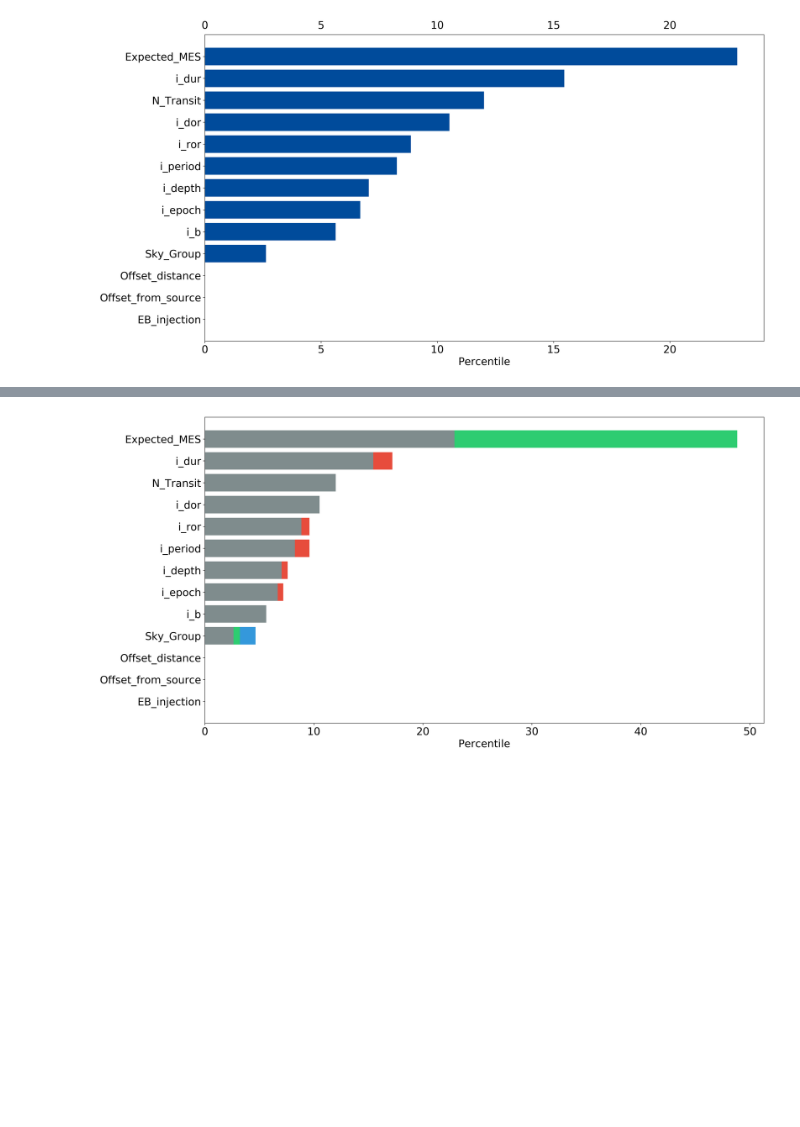
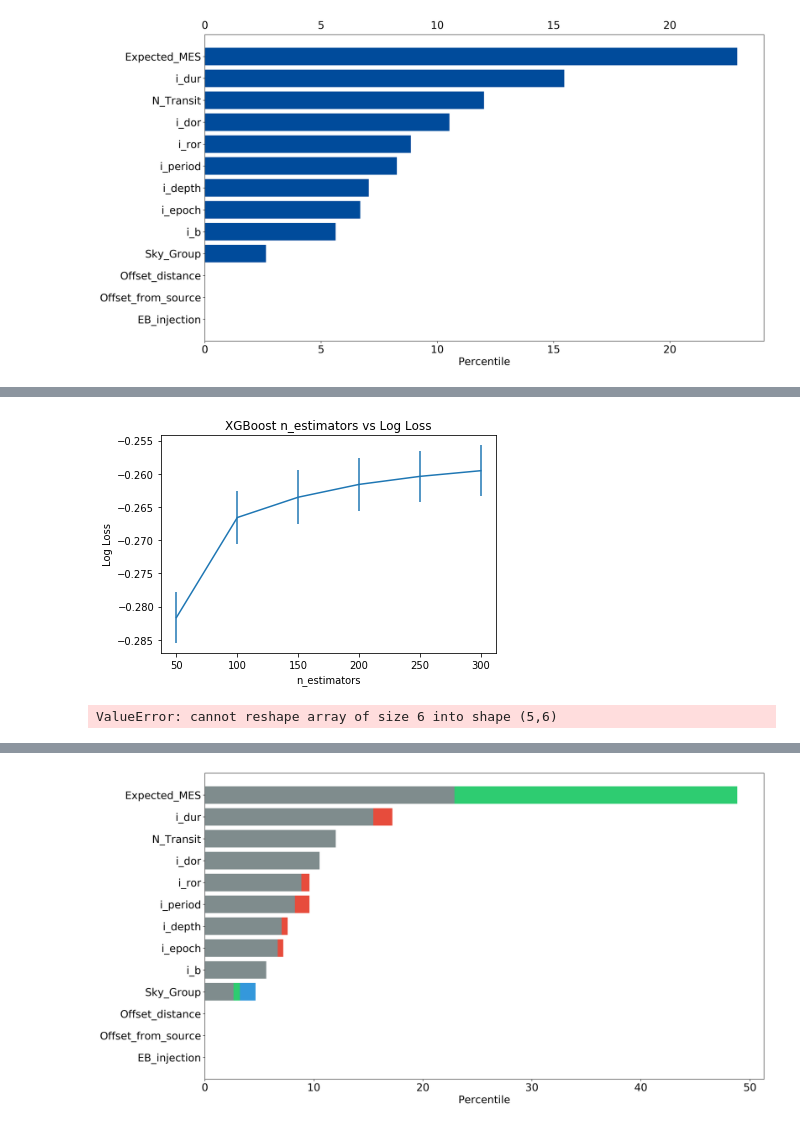
Before and after one commit to sngoel/kepler_planet_detection, a Jupyter notebook: feature_selection.ipynb, the cells around one changed output, grey strips where cells are left out. Drawn from its saved outputs; the diff is of its cells as text; code cells hidden in the pictures; blank space fills up the shorter version.

Commit message:
deep model testing

```diff
--- a/feature_selection.ipynb
+++ b/feature_selection.ipynb
@@ -260,3 +246,21 @@ plt.savefig('full_dataset - xgboost.jpg', dpi=1200, bbox_inches='tight')
 plt.show()
 # %% [output]
 [figure]
+# %%
+model = XGBClassifier()
+abc = AdaBoostClassifier()
+
+n_estimators = [50, 100, 150, 200, 250, 300]
+max_depth = [2, 4, 6, 8, 10]
+print(max_depth)
+
+param_grid = dict(n_estimators = n_estimators)
+print(param_grid)
+
+kfold = StratifiedKFold(n_splits = 10, shuffle = True, random_state = 7)
+print(kfold)
+
+grid_search = GridSearchCV(model, param_grid, scoring = "neg_log_loss", n_jobs = -1, cv = kfold, verbose = 10)
+print(grid_search)
+
+grid_result = grid_search.fit(X, Y)
@@ -262,0 +292,8 @@ plt.show()
+# %%
+# summarize results
+print("Best: %f using %s" % (grid_result.best_score_, grid_result.best_params_))
+means = grid_result.cv_results_['mean_test_score']
+stds = grid_result.cv_results_['std_test_score']
+params = grid_result.cv_results_['params']
+for mean, stdev, param in zip(means, stds, params):
+    print("%f (%f) with: %r" % (mean, stdev, param))
@@ -262,0 +308,23 @@ plt.show()
+# %%
+plt.figure(figsize = (19.20, 10.80), dpi = 300)
+plt.tight_layout()
+
+plt.errorbar(n_estimators, means, yerr=stds)
+plt.title("XGBoost n_estimators vs Log Loss")
+plt.xlabel('n_estimators')
+plt.ylabel('Log Loss')
+#plt.savefig('n_estimators.png')
+plt.show()
+# %% [output]
+[figure, added]
+# %%
+# plot results
+scores = np.array(means).reshape(len(max_depth), len(n_estimators))
+for i, value in enumerate(max_depth):
+    plt.plot(n_estimators, scores[i], label='depth: ' + str(value))
+plt.legend()
+plt.xlabel('n_estimators')
+plt.ylabel('Log Loss')
+plt.savefig('n_estimators_vs_max_depth.png')
+# %% [output]
+ValueError: cannot reshape array of size 6 into shape (5,6)
```
Also changed, not shown: parts of 7 cells of this notebook.
